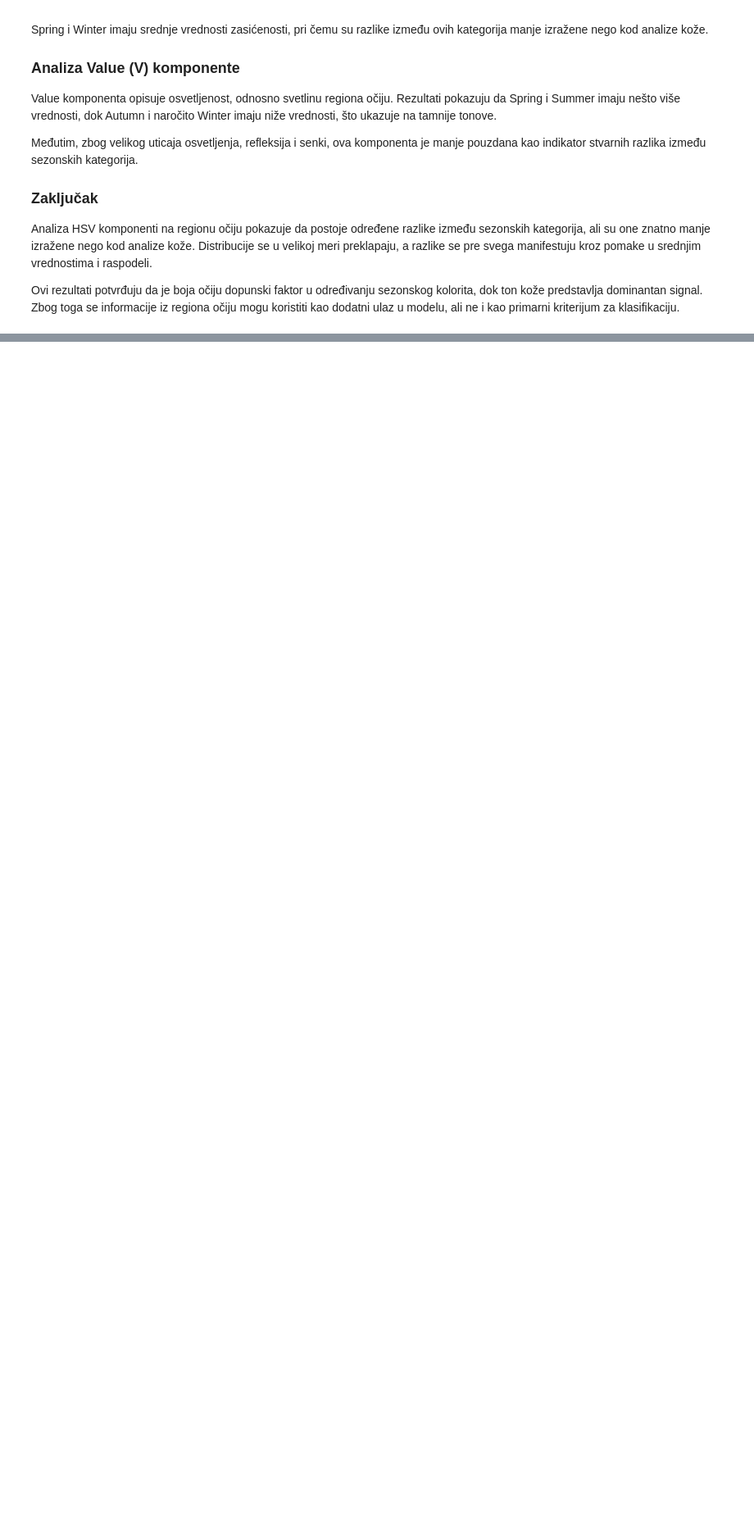
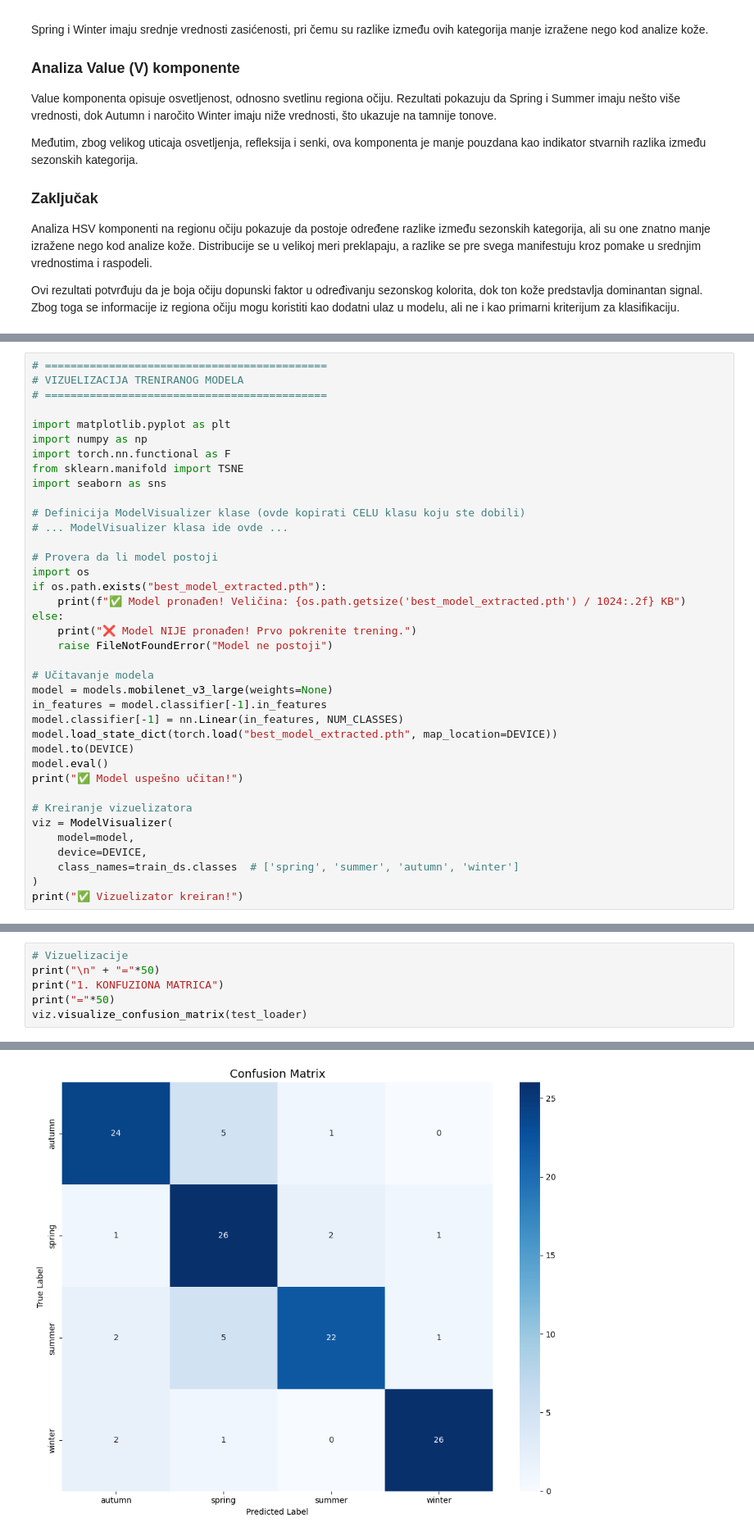
Before and after one commit to natasarad02/color-analysis-project, a Jupyter notebook: druga_kontrolna_tacka.ipynb, the cells around one changed output, grey strips where cells are left out. Shown at 82% size. Saved outputs shown, nothing was run; the diff lists cells and outputs as text; blank space fills up the shorter version.

Commit message:
added new visualisations

```diff
--- a/druga_kontrolna_tacka.ipynb
+++ b/druga_kontrolna_tacka.ipynb
@@ -689,0 +859,38 @@ Ovi rezultati potvrđuju da je boja očiju dopunski faktor u određivanju sezons
+# %%
+# ============================================
+# VIZUELIZACIJA TRENIRANOG MODELA
+# ============================================
+
+import matplotlib.pyplot as plt
+import numpy as np
+import torch.nn.functional as F
+from sklearn.manifold import TSNE
+import seaborn as sns
+
+# Definicija ModelVisualizer klase (ovde kopirati CELU klasu koju ste dobili)
+# ... ModelVisualizer klasa ide ovde ...
+
+# Provera da li model postoji
+import os
+if os.path.exists("best_model_extracted.pth"):
+    print(f"✅ Model pronađen! Veličina: {os.path.getsize('best_model_extracted.pth') / 1024:.2f} KB")
+else:
+    print("❌ Model NIJE pronađen! Prvo pokrenite trening.")
+    raise FileNotFoundError("Model ne postoji")
+
+# Učitavanje modela
+model = models.mobilenet_v3_large(weights=None)
+in_features = model.classifier[-1].in_features
+model.classifier[-1] = nn.Linear(in_features, NUM_CLASSES)
+model.load_state_dict(torch.load("best_model_extracted.pth", map_location=DEVICE))
+model.to(DEVICE)
+model.eval()
+print("✅ Model uspešno učitan!")
+
+# Kreiranje vizuelizatora
+viz = ModelVisualizer(
+    model=model,
+    device=DEVICE,
+    class_names=train_ds.classes  # ['spring', 'summer', 'autumn', 'winter']
+)
+print("✅ Vizuelizator kreiran!")
@@ -689,0 +901,7 @@ Ovi rezultati potvrđuju da je boja očiju dopunski faktor u određivanju sezons
+# %%
+# Vizuelizacije
+print("\n" + "="*50)
+print("1. KONFUZIONA MATRICA")
+print("="*50)
+viz.visualize_confusion_matrix(test_loader)
+# %% [output]
@@ -689,0 +911 @@ Ovi rezultati potvrđuju da je boja očiju dopunski faktor u određivanju sezons
+[figure, added]
```
Also changed, not shown: parts of 9 cells of this notebook, 1 other file.
